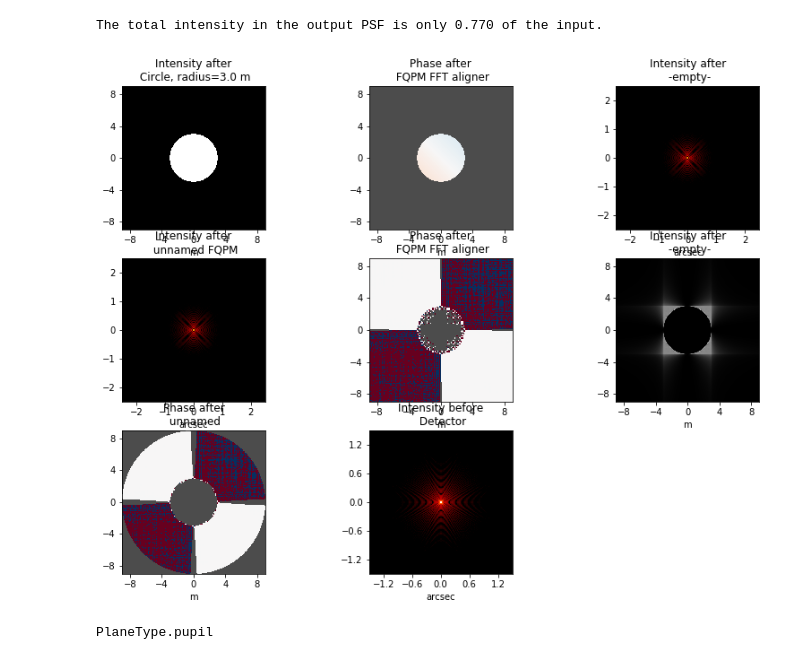
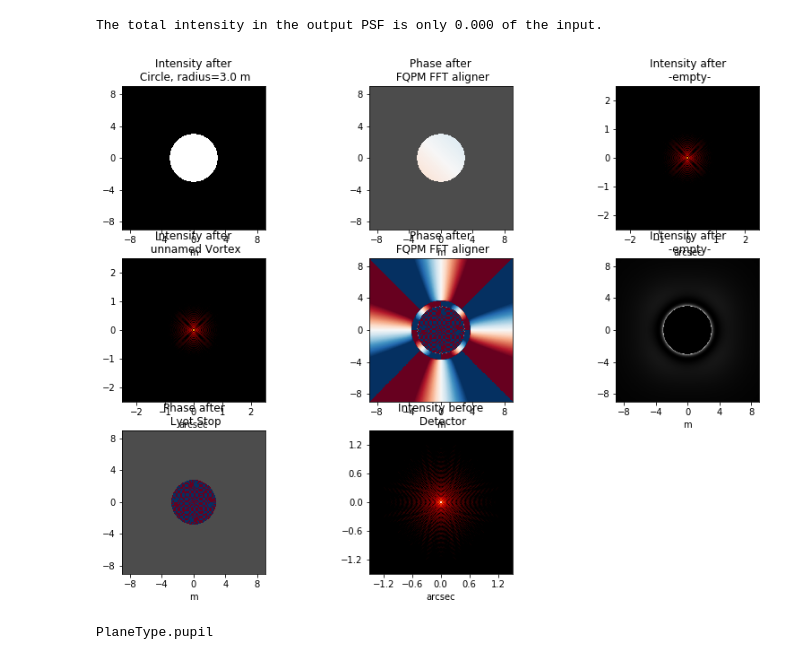
Before and after one commit to gregwallan/coronagraph-NN-data-gen, a Jupyter notebook: System_Development.ipynb, the cells around one changed output. Cells and saved outputs as stored; diff of their text form; code cells hidden in the pictures.

```diff
--- a/System_Development.ipynb
+++ b/System_Development.ipynb
@@ -11,30 +11,30 @@ logging.getLogger('poppy').setLevel(logging.WARN)
 # %%
 oversample=4
 pixelscale = 0.010  #arcsec/pixel
 wavelength = 632e-9*u.m
 
 osys = poppy.OpticalSystem("test", oversample=oversample,pupil_diameter=18*u.m)
 osys.add_pupil(poppy.CircularAperture(radius=3.0*u.m))
 osys.add_pupil(poppy.FQPM_FFT_aligner())
 osys.add_image()
-fqpm = poppy.IdealFQPM(wavelength=wavelength)
-fqpm._wavefront_display_hint='phase'
-osys.add_image(fqpm)
+mask = VortexMask(charge=4,wavelength=wavelength)
+mask._wavefront_display_hint='phase'
+osys.add_image(mask)
 osys.add_pupil(poppy.FQPM_FFT_aligner(direction='backward'))
 osys.add_pupil()
 lyot = poppy.CircularAperture(radius=2.8*u.m,name='Lyot Stop')
 
 lyot._wavefront_display_hint='intensity' # advanced tweak: ensure intensity rather than phase gets displayed
 osys.add_pupil(lyot)
 osys.add_detector(pixelscale=pixelscale, fov_arcsec=3.0)
 
 plt.figure(figsize=(14,10))
 corpsf = osys.calc_psf(wavelength=wavelength, display_intermediates=True)
 
 print("The total intensity in the output PSF is only {0:.3f} of the input.".format(corpsf[0].data.sum()))
 # %% [output]
-The total intensity in the output PSF is only 0.770 of the input.
+The total intensity in the output PSF is only 0.000 of the input.
-[figure, old version]
+[figure, new version]
 # %%
 sensor_defocus = 2 #waves peak-to-valley
 wf = poppy.Wavefront(diam=10*u.m,wavelength=632e-9,npix=512,oversample=2,pixelscale=None)
```
Also changed, not shown: parts of 1 cell of this notebook, 8 other files.
